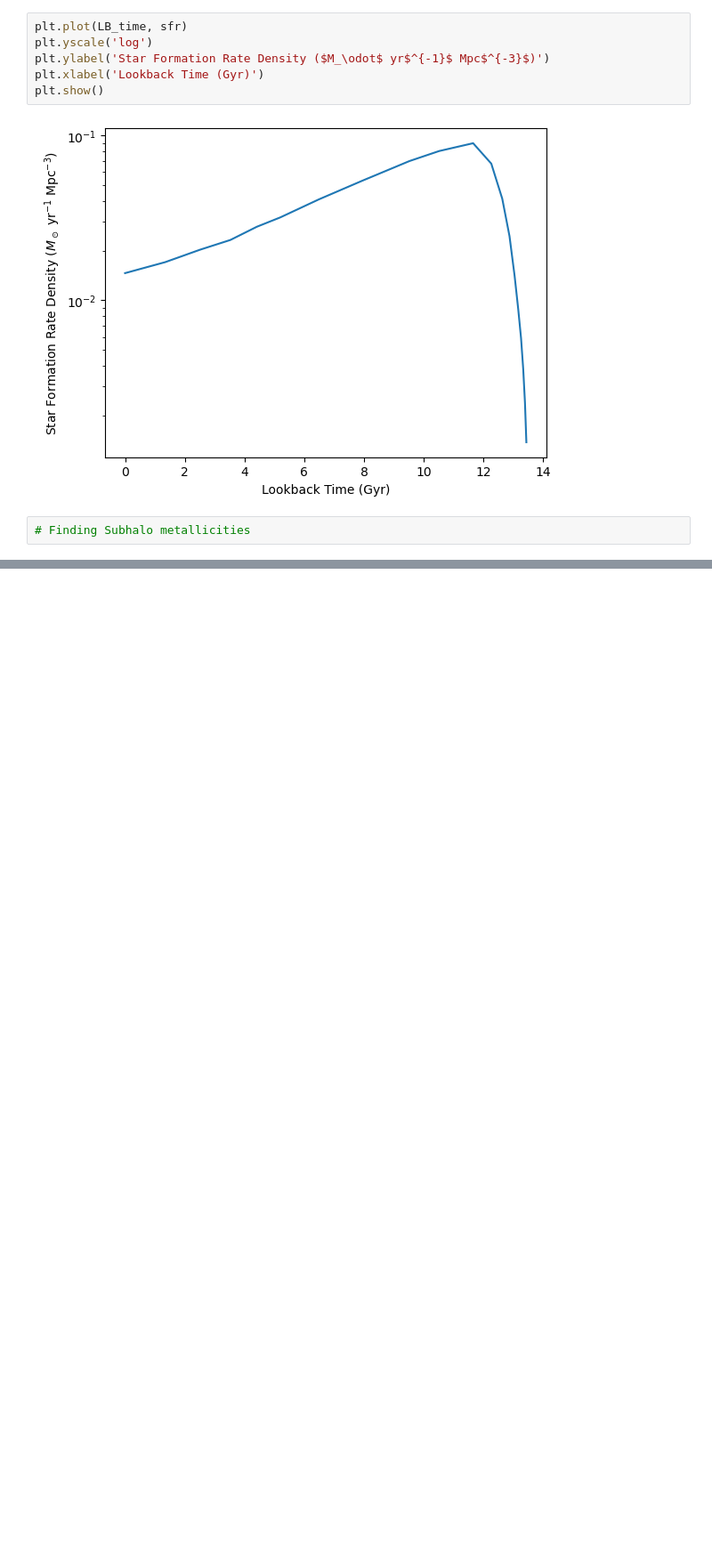
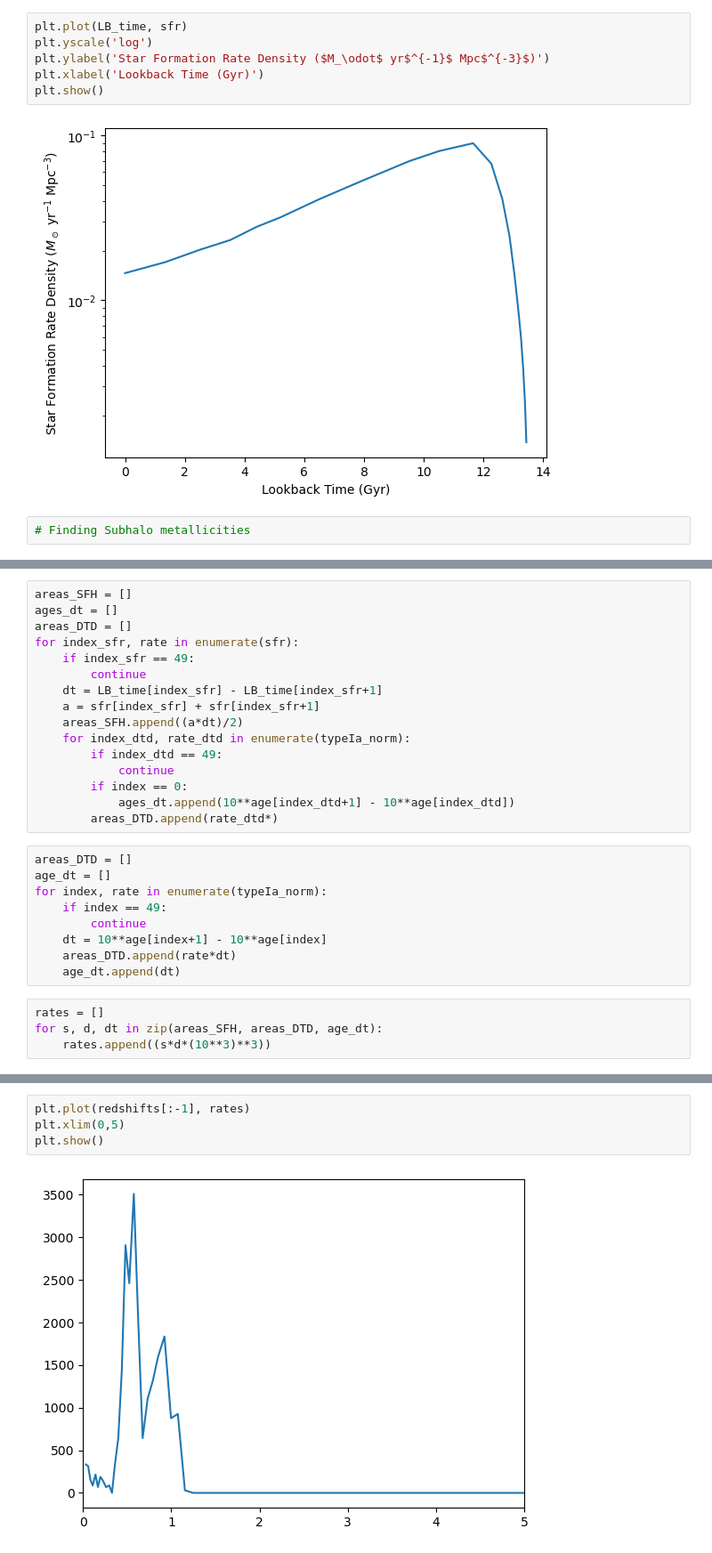
Before and after one commit to NicholaCharlton/Y4_Project, a Jupyter notebook: Nichola/Metallicity Specific Rates/SFH_Metallicity.ipynb, the cells around one changed output, grey strips where cells are left out. Shown at 89% size. Cells and saved outputs as stored; diff of their text form; blank space fills up the shorter version.

```diff
--- a/Nichola/Metallicity Specific Rates/SFH_Metallicity.ipynb
+++ b/Nichola/Metallicity Specific Rates/SFH_Metallicity.ipynb
@@ -302,0 +517,29 @@ file.close()
+# %%
+areas_SFH = []
+ages_dt = []
+areas_DTD = []
+for index_sfr, rate in enumerate(sfr):
+    if index_sfr == 49:
+        continue
+    dt = LB_time[index_sfr] - LB_time[index_sfr+1]
+    a = sfr[index_sfr] + sfr[index_sfr+1]
+    areas_SFH.append((a*dt)/2)
+    for index_dtd, rate_dtd in enumerate(typeIa_norm):
+        if index_dtd == 49:
+            continue
+        if index == 0:
+            ages_dt.append(10**age[index_dtd+1] - 10**age[index_dtd])
+        areas_DTD.append(rate_dtd*)
+# %%
+areas_DTD = []
+age_dt = []
+for index, rate in enumerate(typeIa_norm):
+    if index == 49:
+        continue
+    dt = 10**age[index+1] - 10**age[index]
+    areas_DTD.append(rate*dt)
+    age_dt.append(dt)
+# %%
+rates = []
+for s, d, dt in zip(areas_SFH, areas_DTD, age_dt):
+    rates.append((s*d*(10**3)**3))
@@ -302,0 +550,6 @@ file.close()
+# %%
+plt.plot(redshifts[:-1], rates)
+plt.xlim(0,5)
+plt.show()
+# %% [output]
+[figure, added]
```
Also changed, not shown: parts of 17 cells of this notebook.
